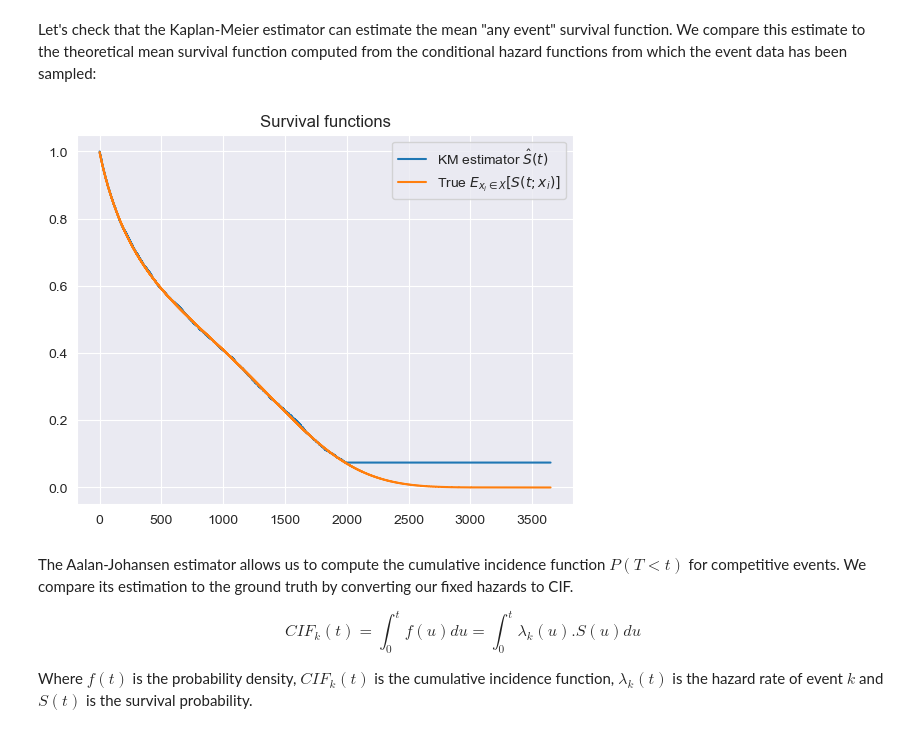
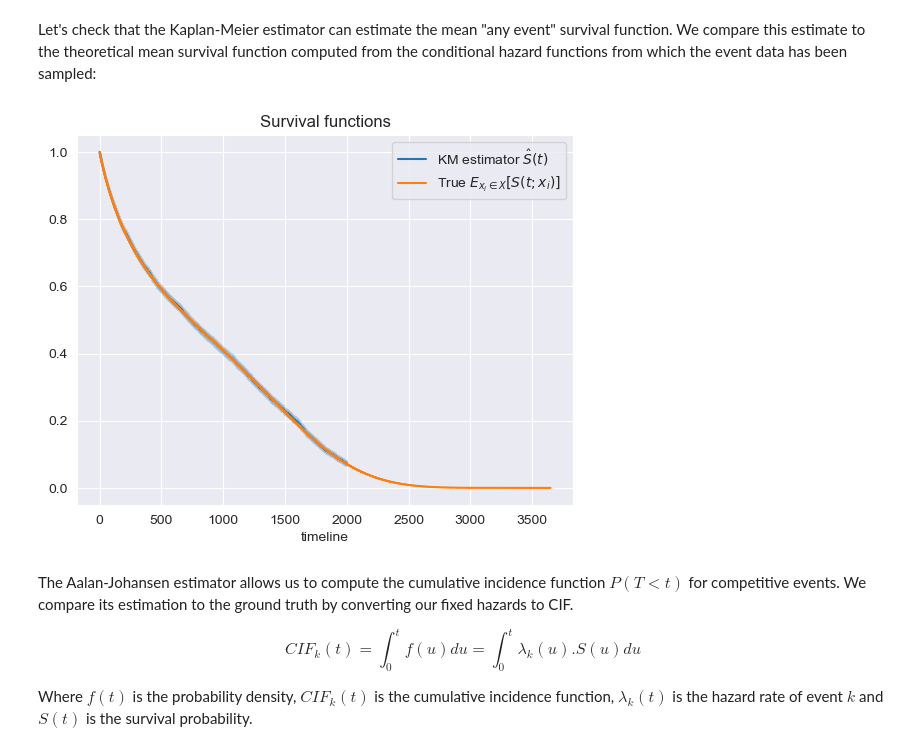
Before and after one commit to probabl-ai/survival-analysis-tutorial, a Jupyter notebook: truck_dataset/truck_dataset.ipynb, the cells around one changed output. Cells and saved outputs as stored; diff of their text form; code cells hidden in the pictures.

```diff
--- a/truck_dataset/truck_dataset.ipynb
+++ b/truck_dataset/truck_dataset.ipynb
@@ -619,40 +621,32 @@ data has been sampled:
 # %%
-from sksurv.nonparametric import kaplan_meier_estimator
-from scipy.interpolate import interp1d
-
 
 def plot_survival_function(event_frame, all_hazards):
     assert all_hazards.shape[0] == event_frame.query("event != 0")["event"].nunique()
     assert all_hazards.shape[1] == event_frame.shape[0]  # observations
     assert all_hazards.shape[2] >= event_frame["duration"].max()  # days
 
     any_event = event_frame["event"] > 0
-    km_times, km_surv_probs = kaplan_meier_estimator(any_event, event_frame["duration"])
+    km = KaplanMeierFitter()
+    km.fit(
+        durations=event_frame["duration"],
+        event_observed=any_event,
+    )
+    ax = km.plot_survival_function(label=r"KM estimator $\hat{S}(t)$")
 
     # Make it possible to evaluate the survival probabilities at any time step with
     # with constant extrapolation if necessary.
     times = np.arange(total_days)
-    surv_func = interp1d(
-        km_times,
-        km_surv_probs,
-        kind="previous",
-        bounds_error=False,
-        fill_value="extrapolate",
-    )
-    surv_probs = surv_func(times)
-
     any_event_hazards = all_hazards.sum(axis=0)
     true_surv = np.exp(-any_event_hazards.cumsum(axis=-1))
 
-    plt.step(times, surv_probs, label=r"KM estimator $\hat{S}(t)$")
-    plt.step(times, true_surv.mean(axis=0), label=r"True $E_{x_i \in X} [S(t; x_i)]$")
+    ax.step(times, true_surv.mean(axis=0), label=r"True $E_{x_i \in X} [S(t; x_i)]$")
     plt.legend()
     plt.title("Survival functions")
 
 
 plot_survival_function(truck_failure_10k_events, truck_failure_10k_all_hazards)
 # %% [output]
-[figure, old version]
+[figure, new version]
 # %% [markdown]
 
 The Aalan-Johansen estimator allows us to compute the cumulative incidence function $P(T < t)$ for competitive events.
```
Also changed, not shown: parts of 3 cells of this notebook.
